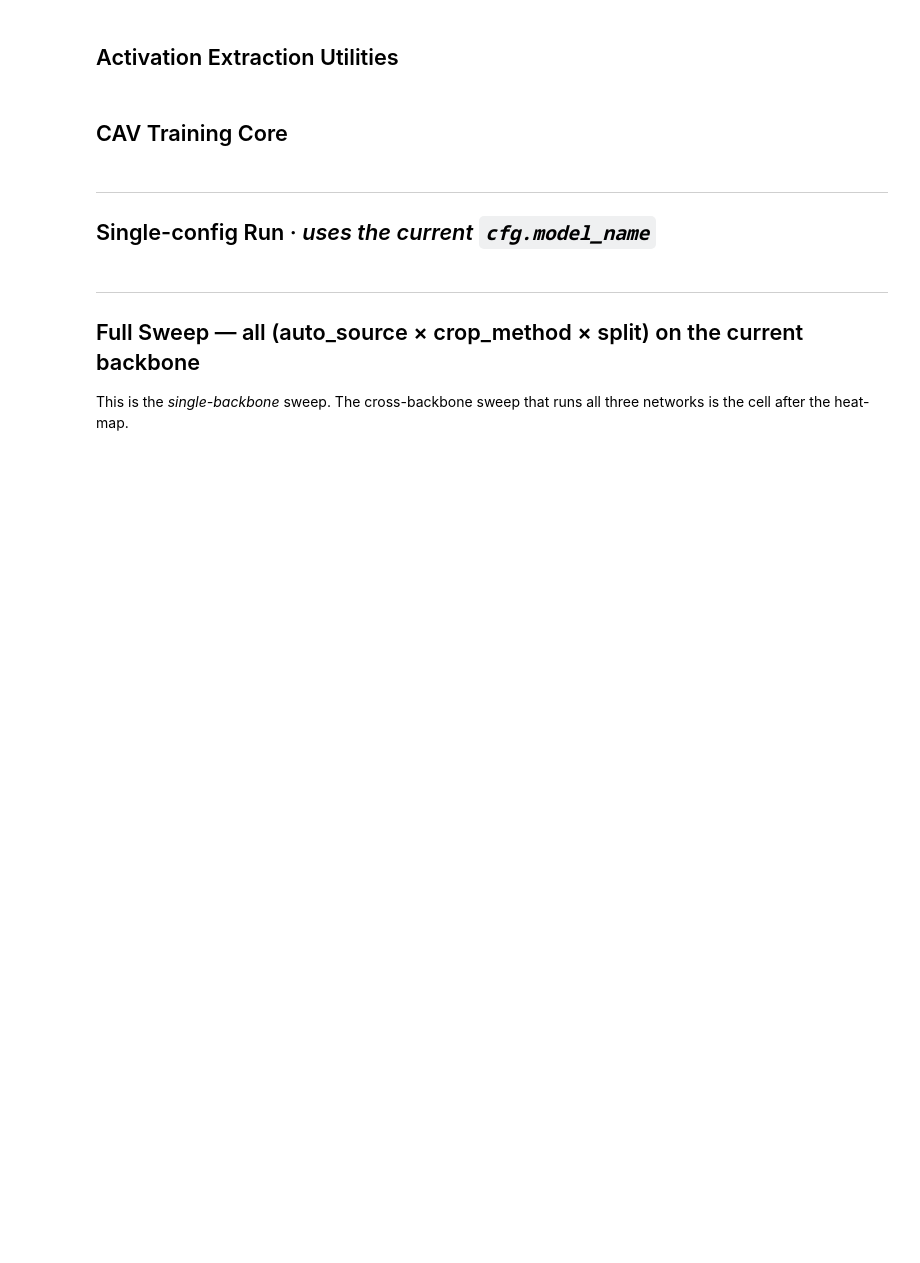
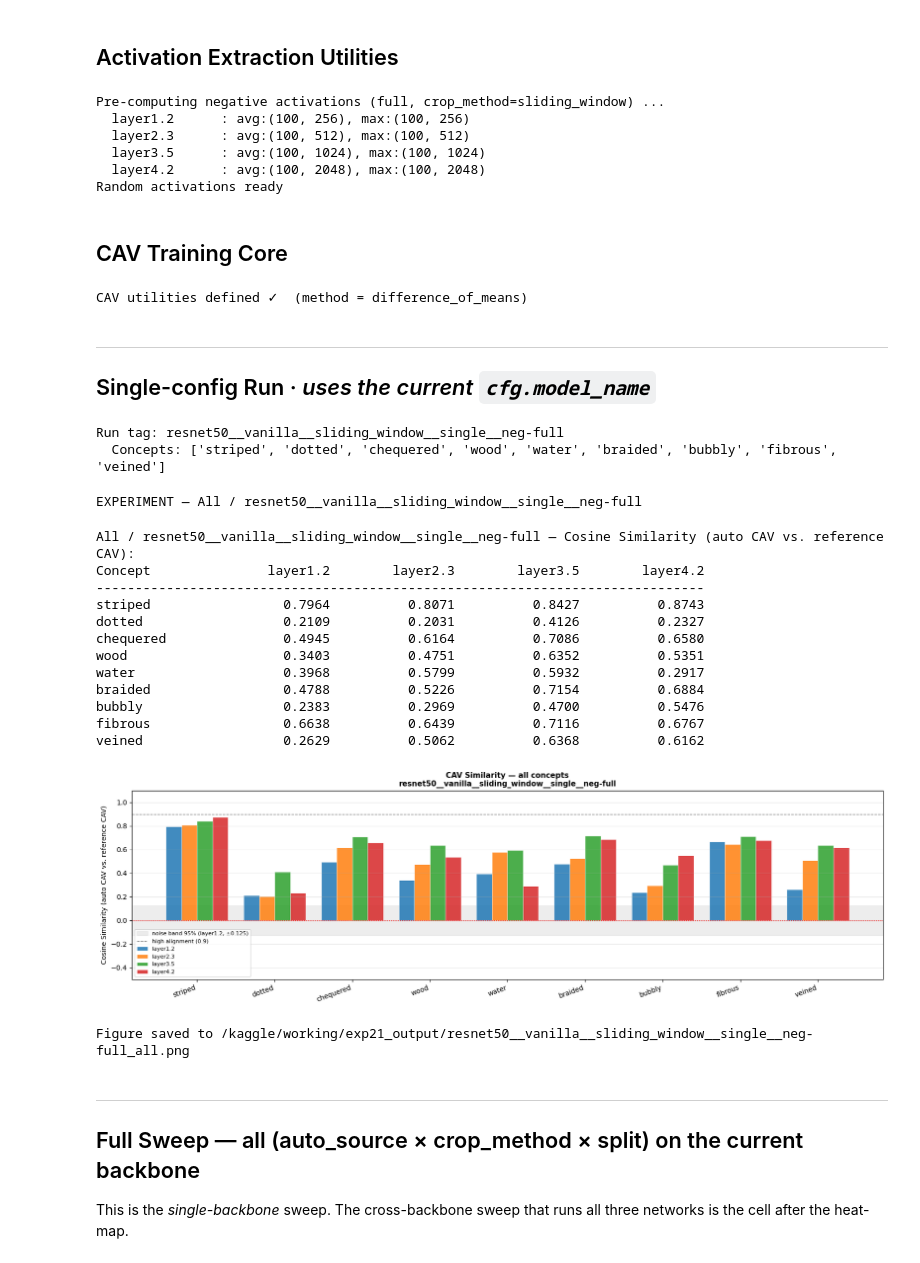
Before and after one commit to AlessandroCogollo/Concept-dataset-extraction-for-Concept-Activation-Vectors, a Jupyter notebook: experiments/experiment-2-1-cavs-similarity-deliverable.ipynb, the cells around one changed output. Cells and saved outputs as stored; diff of their text form; code cells hidden in the pictures; blank space fills up the shorter version.

Commit message:
Kaggle Notebook | Experiment 2.1 - CAVs Similarity deliverable | Version 1

```diff
--- a/experiments/experiment-2-1-cavs-similarity-deliverable.ipynb
+++ b/experiments/experiment-2-1-cavs-similarity-deliverable.ipynb
@@ -224,8 +239,8 @@ MANUAL_BASELINE: Dict[str, str] = {
     'veined':    f'{DTD2_ROOT}/veined',
 }
 
-CONCEPTS_MAIN  = ['striped', 'dotted', 'chequered', 'wood', 'water', 'braided', 'bubbly']
-CONCEPTS_ORTHO = ['fibrous', 'veined']
+CONCEPTS_MAIN  = ['striped', 'dotted', 'chequered', 'wood', 'water',
+                  'braided', 'bubbly', 'fibrous', 'veined']
 
 CROP_METHODS = ['bbox', 'center_mask', 'largest_bbox', 'sliding_window']
 SPLITS       = ['single', 'multi', 'random']
@@ -276,7 +291,7 @@ def cropped_negative_dirs(crop_method: str,
     crop method — i.e., a pool of cropped patches from images that don't
     contain any of the target concepts."""
     return [auto_dir(c, auto_source, crop_method, 'random')
-            for c in CONCEPTS_MAIN + CONCEPTS_ORTHO]
+            for c in CONCEPTS_MAIN]
 
 
 def resolve_negative_dirs(negative_kind: str, crop_method: str) -> List[str]:
@@ -478,6 +503,13 @@ def precompute_negatives(layers, negative_kind: str, crop_method: str,
 random_acts: Dict[str, Dict[str, np.ndarray]] = precompute_negatives(
     cfg_target_layers, cfg.negative_kind, cfg.crop_method)
 print('Random activations ready')
+# %% [output]
+Pre-computing negative activations (full, crop_method=sliding_window) ...
+  layer1.2      : avg:(100, 256), max:(100, 256)
+  layer2.3      : avg:(100, 512), max:(100, 512)
+  layer3.5      : avg:(100, 1024), max:(100, 1024)
+  layer4.2      : avg:(100, 2048), max:(100, 2048)
+Random activations ready
 # %% [markdown]
 ## CAV Training Core
 # %%
@@ -634,24 +666,42 @@ def plot_experiment(results, title, save_path, layer_dims=None, layers=None):
 
 
 print(f'CAV utilities defined ✓  (method = {cfg.cav_classifier})')
+# %% [output]
+CAV utilities defined ✓  (method = difference_of_means)
 # %% [markdown]
 ---
 ## Single-config Run  ·  *uses the current `cfg.model_name`*
 # %%
 MAPPINGS_MAIN  = build_mapping(CONCEPTS_MAIN,  cfg.auto_source,
                                cfg.crop_method, cfg.split)
-MAPPINGS_ORTHO = build_mapping(CONCEPTS_ORTHO, cfg.auto_source,
-                               cfg.crop_method, 'orthogonal')
 
 tag = (f'{cfg.model_name}__{cfg.auto_source}__{cfg.crop_method}__'
        f'{cfg.split}__neg-{cfg.negative_kind}')
 print(f'Run tag: {tag}')
-print(f'  Main concepts : {list(MAPPINGS_MAIN.keys())}')
-print(f'  Ortho concepts: {list(MAPPINGS_ORTHO.keys())}')
+print(f'  Concepts: {list(MAPPINGS_MAIN.keys())}')
+# %% [output]
+Run tag: resnet50__vanilla__sliding_window__single__neg-full
+  Concepts: ['striped', 'dotted', 'chequered', 'wood', 'water', 'braided', 'bubbly', 'fibrous', 'veined']
 # %%
-main_results = run_experiment(f'Main / {tag}', MAPPINGS_MAIN)
+all_results = run_experiment(f'All / {tag}', MAPPINGS_MAIN)
 plot_experiment(
-    main_results,
-    title=f'CAV Similarity — Main concepts\n{tag}',
-    save_path=f'{cfg.output_dir}/{tag}_main.png',
+    all_results,
+    title=f'CAV Similarity — all concepts\n{tag}',
+    save_path=f'{cfg.output_dir}/{tag}_all.png',
 )
+# %% [output]
+EXPERIMENT — All / resnet50__vanilla__sliding_window__single__neg-full
+All / resnet50__vanilla__sliding_window__single__neg-full — Cosine Similarity (auto CAV vs. reference CAV):
+Concept               layer1.2        layer2.3        layer3.5        layer4.2
+------------------------------------------------------------------------------
+striped                 0.7964          0.8071          0.8427          0.8743
+dotted                  0.2109          0.2031          0.4126          0.2327
+chequered               0.4945          0.6164          0.7086          0.6580
+wood                    0.3403          0.4751          0.6352          0.5351
+water                   0.3968          0.5799          0.5932          0.2917
+braided                 0.4788          0.5226          0.7154          0.6884
+bubbly                  0.2383          0.2969          0.4700          0.5476
+fibrous                 0.6638          0.6439          0.7116          0.6767
+veined                  0.2629          0.5062          0.6368          0.6162
+[figure, added]
+Figure saved to /kaggle/working/exp21_output/resnet50__vanilla__sliding_window__single__neg-full_all.png
```
Also changed, not shown: parts of 16 cells of this notebook.
